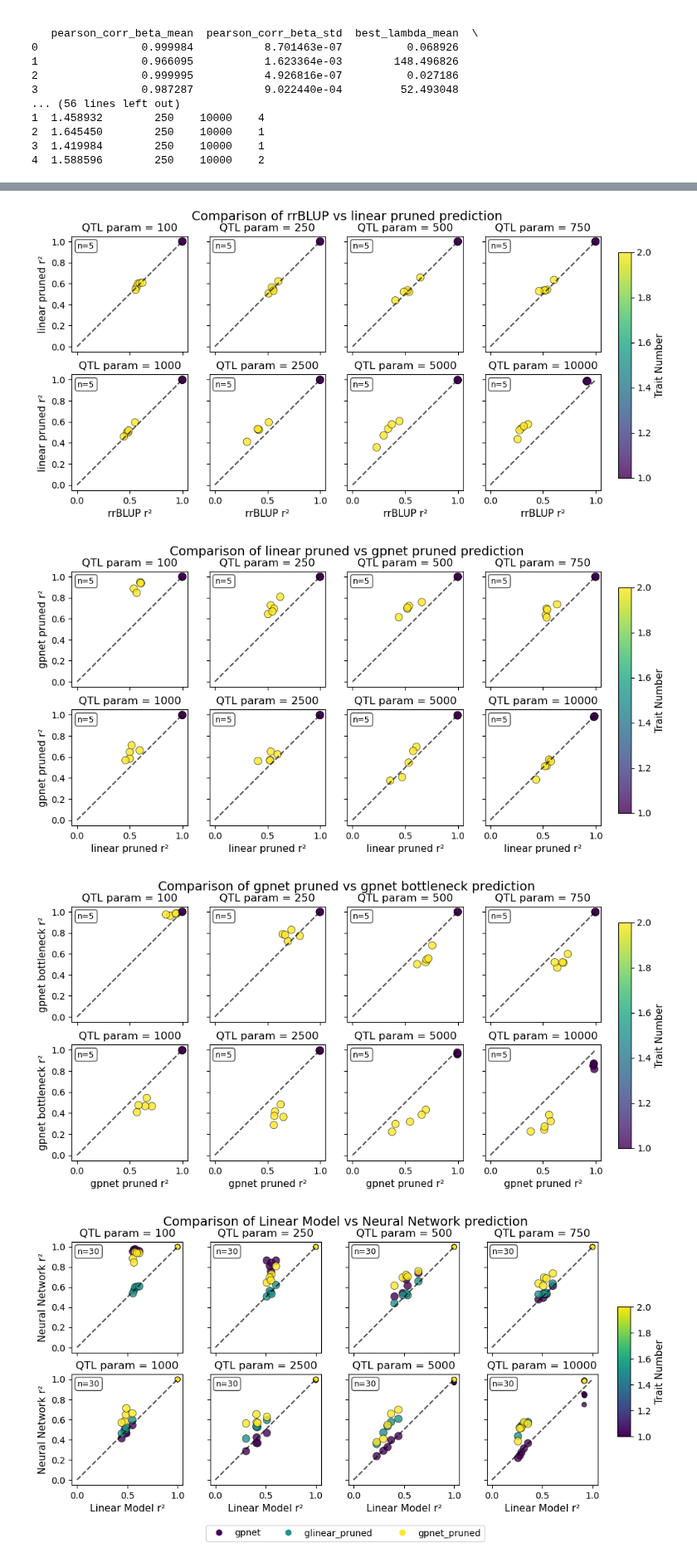
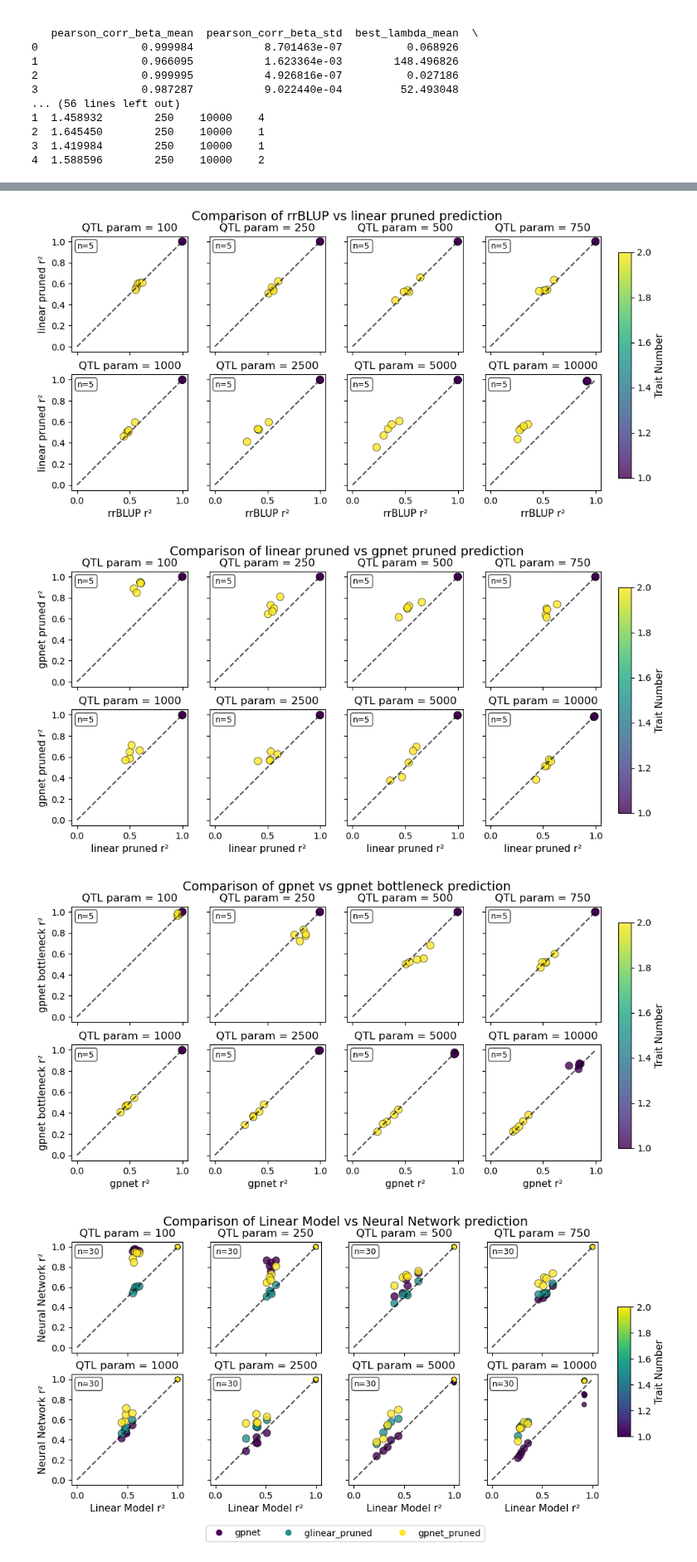
Before and after one commit to Arcadia-Science/2025-epistasis-dl-quantgen, a Jupyter notebook: workflow_sims/alphasimr_dilution/plot_models.ipynb, the cells around one changed output, grey strips where cells are left out. Shown at 83% size. Drawn from its saved outputs; the diff is of its cells as text; code cells hidden in the pictures.

Commit message:
compare bottleneck with vanilla gpnet

```diff
--- a/workflow_sims/alphasimr_dilution/plot_models.ipynb
+++ b/workflow_sims/alphasimr_dilution/plot_models.ipynb
@@ -114,7 +114,7 @@ common_params = get_parameter_combinations(linear_df, neural_df)
 common_params2 = get_parameter_combinations(linear_df, linear_fs_df)
 common_params3 = get_parameter_combinations(linear_fs_df, neural_fs_df)
 
-common_params4 = get_parameter_combinations(neural_fs_df, neural_btl_df)
+common_params4 = get_parameter_combinations(neural_df, neural_btl_df)
 # %%
 def generate_comparison_df(df1, df2, common_params):
     """
@@ -160,7 +160,7 @@ comparison_df2 = generate_comparison_df(linear_df, linear_fs_df, common_params2)
 comparison_df3 = generate_comparison_df(linear_fs_df, neural_fs_df, common_params3)
 comparison_df4 = generate_comparison_df(linear_df, neural_fs_df, common_params3)
 
-comparison_df5 = generate_comparison_df(neural_fs_df, neural_btl_df, common_params4)
+comparison_df5 = generate_comparison_df(neural_df, neural_btl_df, common_params4)
 # %%
 def generate_comparison_plot(comparison_df, xname, yname):
     # Get unique qtl_param values and sort them
@@ -239,7 +239,7 @@ def generate_comparison_plot(comparison_df, xname, yname):
 generate_comparison_plot(comparison_df, 'rrBLUP', 'gpnet')
 generate_comparison_plot(comparison_df2, 'rrBLUP', 'linear pruned')
 generate_comparison_plot(comparison_df3, 'linear pruned', 'gpnet pruned')
-generate_comparison_plot(comparison_df5, 'gpnet pruned', 'gpnet bottleneck')
+generate_comparison_plot(comparison_df5, 'gpnet', 'gpnet bottleneck')
 # %% [output]
 (<Figure size 1000x500 with 9 Axes>,
  array([<Axes: title={'center': 'QTL param = 100'}, ylabel='gpnet bottleneck r²'>,
@@ -253,8 +253,8 @@ generate_comparison_plot(comparison_df5, 'gpnet pruned', 'gpnet bottleneck')
        dtype=object))
 [figure]
 [figure]
 [figure]
-[figure, old version]
+[figure, new version]
 # %%
 import numpy as np
 import matplotlib.pyplot as plt
```
Also changed, not shown: parts of 1 cell of this notebook.
